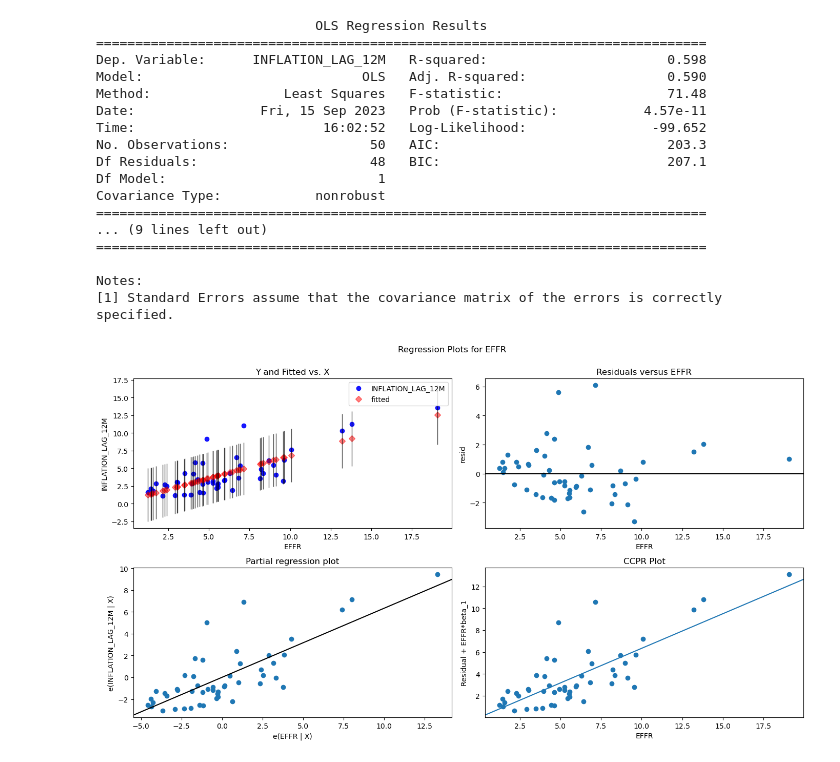
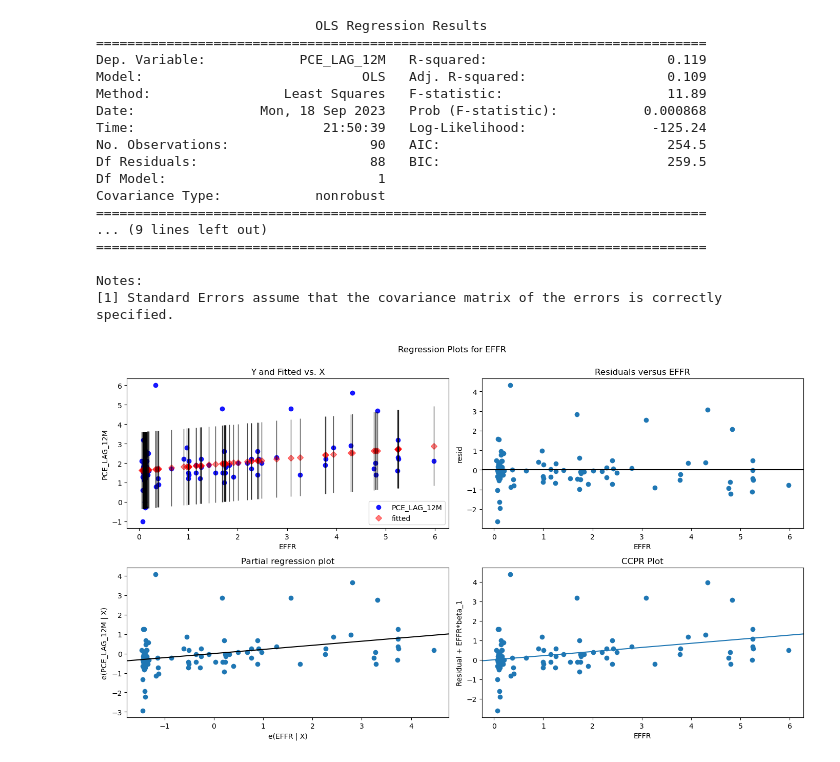
Before and after one commit to himalayahall/DATA608, a Jupyter notebook: Story 2/Story2.ipynb, the cells around one changed output. Cells and saved outputs as stored; diff of their text form; code cells hidden in the pictures.

```diff
--- a/Story 2/Story2.ipynb
+++ b/Story 2/Story2.ipynb
@@ -59,0 +53,4 @@ inflation.head()
+# %%
+pce = pd.read_csv('pce.csv')
+print(len(pce))
+pce.tail(n = 20)
@@ -60,6 +76,6 @@ inflation.head()
 # %%
-merged = unrate.merge(inflation, on='DATE')
-merged = merged.merge(effr, on='DATE')
+merged = effr.merge(unrate, on='DATE')
+merged = merged.merge(pce, on='DATE')
 
 unrate_col = merged.pop('UNEMPLOYMENT')
 effr_col = merged.pop('EFFR')
@@ -80,0 +97,3 @@ merged.head()
+# %%
+merged = merged[merged['DATE'] >= '2000-01-01']
+merged.head(n = 10)
@@ -81,5 +121,12 @@ merged.head()
 # %%
-merged['INFLATION_LAG_12M'] = merged['INFLATION'].shift(1)
-merged['UNEMPLOYMENT_LAG_12M'] = merged['UNEMPLOYMENT'].shift(1)
+merged['EFFR_LAG_12M'] = merged['EFFR'].shift(4)
+
+merged['UNEMPLOYMENT_LAG_12M'] = merged['UNEMPLOYMENT'].shift(4)
+merged['UNEMPLOYMENT_LAG_24M'] = merged['UNEMPLOYMENT'].shift(8)
+
+merged['PCE_LAG_6M'] = merged['PCE'].shift(2)
+merged['PCE_LAG_12M'] = merged['PCE'].shift(4)
+merged['PCE_LAG_24M'] = merged['PCE'].shift(8)
+
 merged.head()
 # %% [output]
@@ -147,34 +139,34 @@ Notes:
 # %%
 # fit simple linear regression model
-mod = ols('INFLATION_LAG_12M ~ EFFR',
-                   data=merged2).fit()
+mod = ols('PCE_LAG_12M ~ EFFR',
+                   data=merged).fit()
 
 # display model summary
 print(mod.summary())
 
 # modify figure size
 fig = plt.figure(figsize=(14, 8))
 
 # creating regression plots
 fig = sm.graphics.plot_regress_exog(mod,
                                     'EFFR',
                                     fig=fig)
 # %% [output]
                             OLS Regression Results
 ==============================================================================
-Dep. Variable:      INFLATION_LAG_12M   R-squared:                       0.598
-Model:                            OLS   Adj. R-squared:                  0.590
-Method:                 Least Squares   F-statistic:                     71.48
-Date:                Fri, 15 Sep 2023   Prob (F-statistic):           4.57e-11
-Time:                        16:02:52   Log-Likelihood:                -99.652
-No. Observations:                  50   AIC:                             203.3
-Df Residuals:                      48   BIC:                             207.1
+Dep. Variable:            PCE_LAG_12M   R-squared:                       0.119
+Model:                            OLS   Adj. R-squared:                  0.109
+Method:                 Least Squares   F-statistic:                     11.89
+Date:                Mon, 18 Sep 2023   Prob (F-statistic):           0.000868
+Time:                        21:50:39   Log-Likelihood:                -125.24
+No. Observations:                  90   AIC:                             254.5
+Df Residuals:                      88   BIC:                             259.5
 Df Model:                           1
 Covariance Type:            nonrobust
 ==============================================================================
 ... (9 lines left out)
 ==============================================================================
 
 Notes:
 [1] Standard Errors assume that the covariance matrix of the errors is correctly specified.
-[figure, old version]
+[figure, new version]
```
Also changed, not shown: parts of 30 cells of this notebook, 2 other files.
